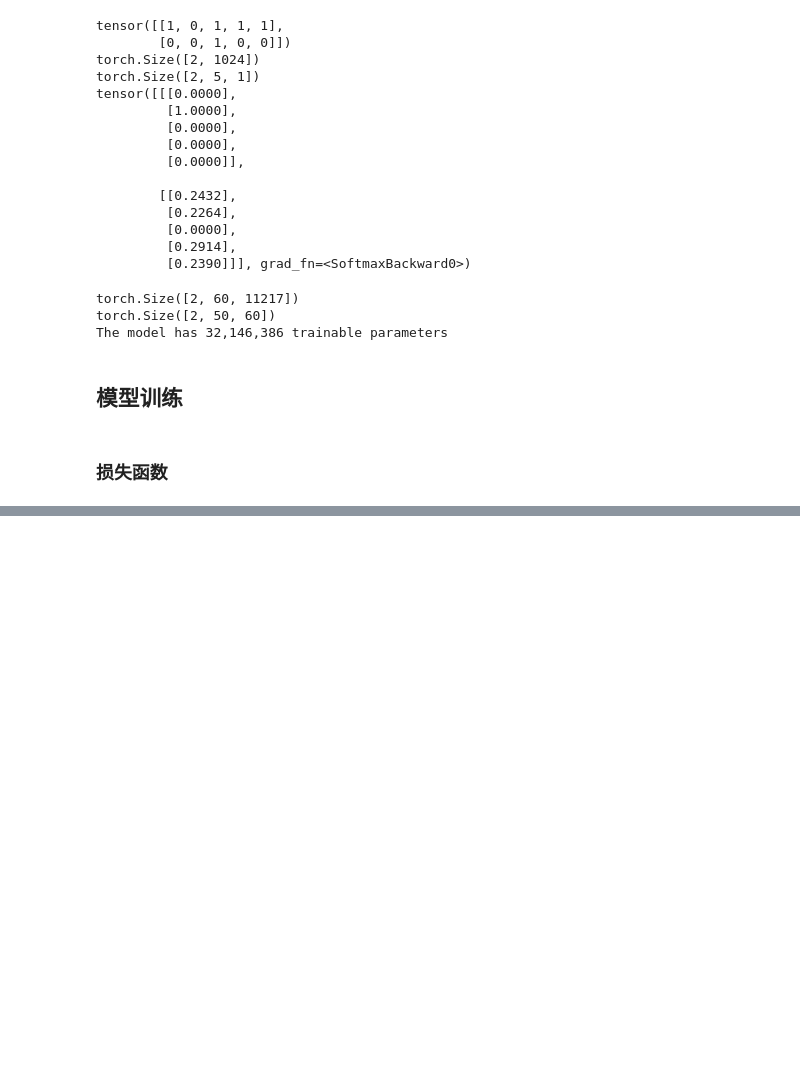
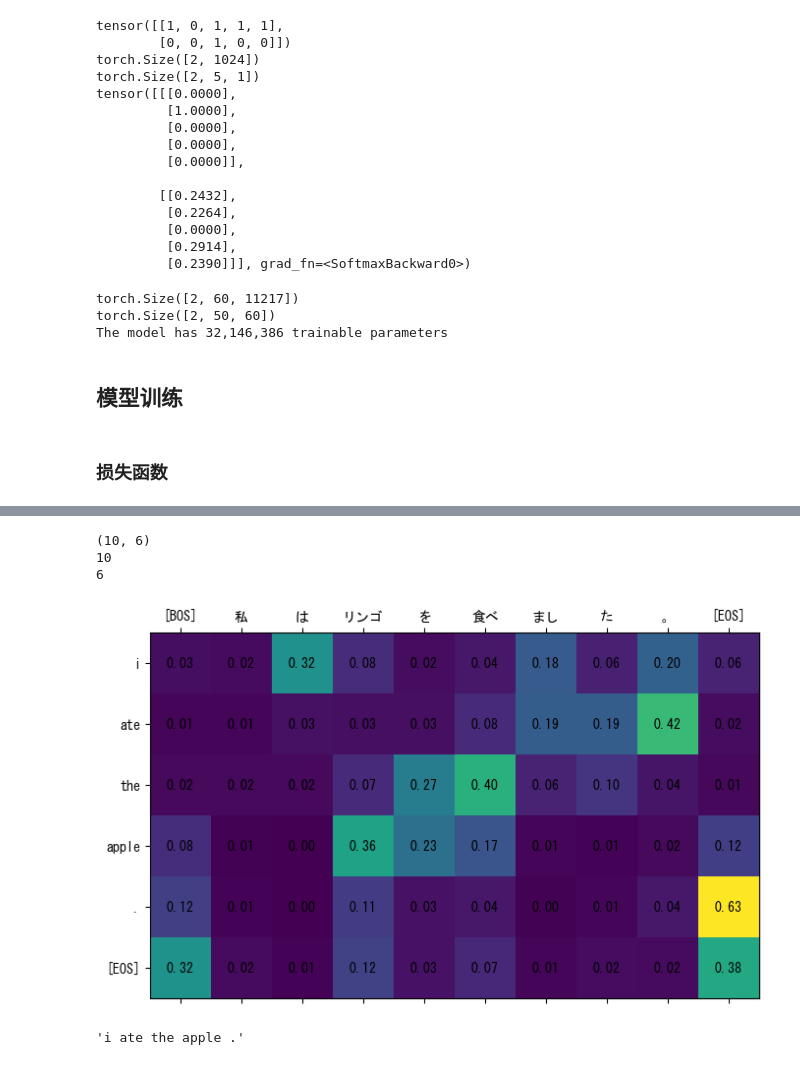
Before and after one commit to Rozen-a/Seq2Seq-Translation-en-ja-repro, a Jupyter notebook: seq2seq_en_ja.ipynb, the cells around one changed output, grey strips where cells are left out. Drawn from its saved outputs; the diff is of its cells as text; code cells hidden in the pictures; blank space fills up the shorter version.

```diff
--- a/seq2seq_en_ja.ipynb
+++ b/seq2seq_en_ja.ipynb
@@ -549,8 +548,8 @@ class Sequence2Sequence(nn.Module):
         decoder_embedding_dim=256,
         decoder_hidden_dim=1024,
         decoder_num_layers=1,
-        bos_idx=1,
-        eos_idx=3,
+        bos_idx=bos_idx,
+        eos_idx=eos_idx,
         max_length=512,
         ):
         super().__init__()
@@ -662,0 +1036,9 @@ def cross_entropy_with_padding(logits, labels, padding_mask=None):
+# %%
+translator = Translator(model.cpu(), src_tokenizer, trg_tokenizer)
+translator('私はリンゴを食べました。')
+# %% [output]
+(10, 6)
+10
+6
+[figure, added]
+'i ate the apple .'
```
Also changed, not shown: parts of 19 cells of this notebook, 1 other file.
